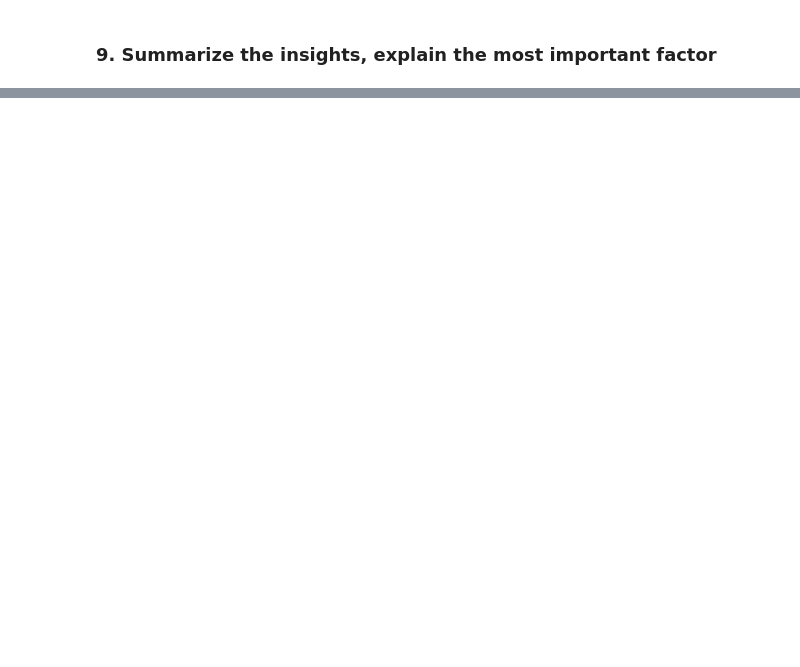
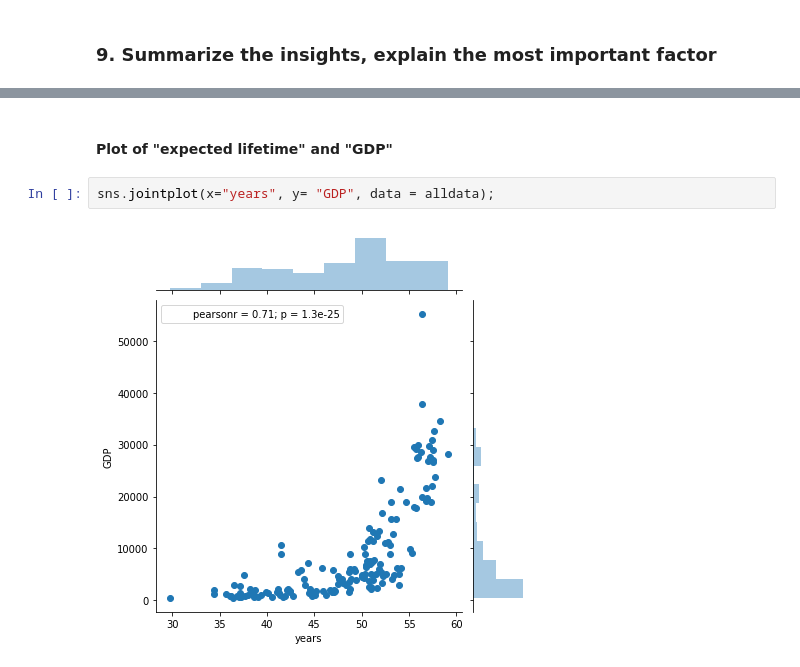
Before and after one commit to Illesgabor/Mastering-the-process-of-DS, a Jupyter notebook: Home Assignment Gabor Illes.ipynb, the cells around one changed output, grey strips where cells are left out. Saved outputs shown, nothing was run; the diff lists cells and outputs as text; blank space fills up the shorter version.

```diff
--- a/Home Assignment Gabor Illes.ipynb
+++ b/Home Assignment Gabor Illes.ipynb
@@ -588,0 +419,6 @@ by_month.head()
+# %% [markdown]
+#### Plot of "expected lifetime" and "GDP"
+# %%
+sns.jointplot(x="years", y= "GDP", data = alldata);
+# %% [output]
+[figure, added]
```
Also changed, not shown: parts of 71 cells of this notebook.
